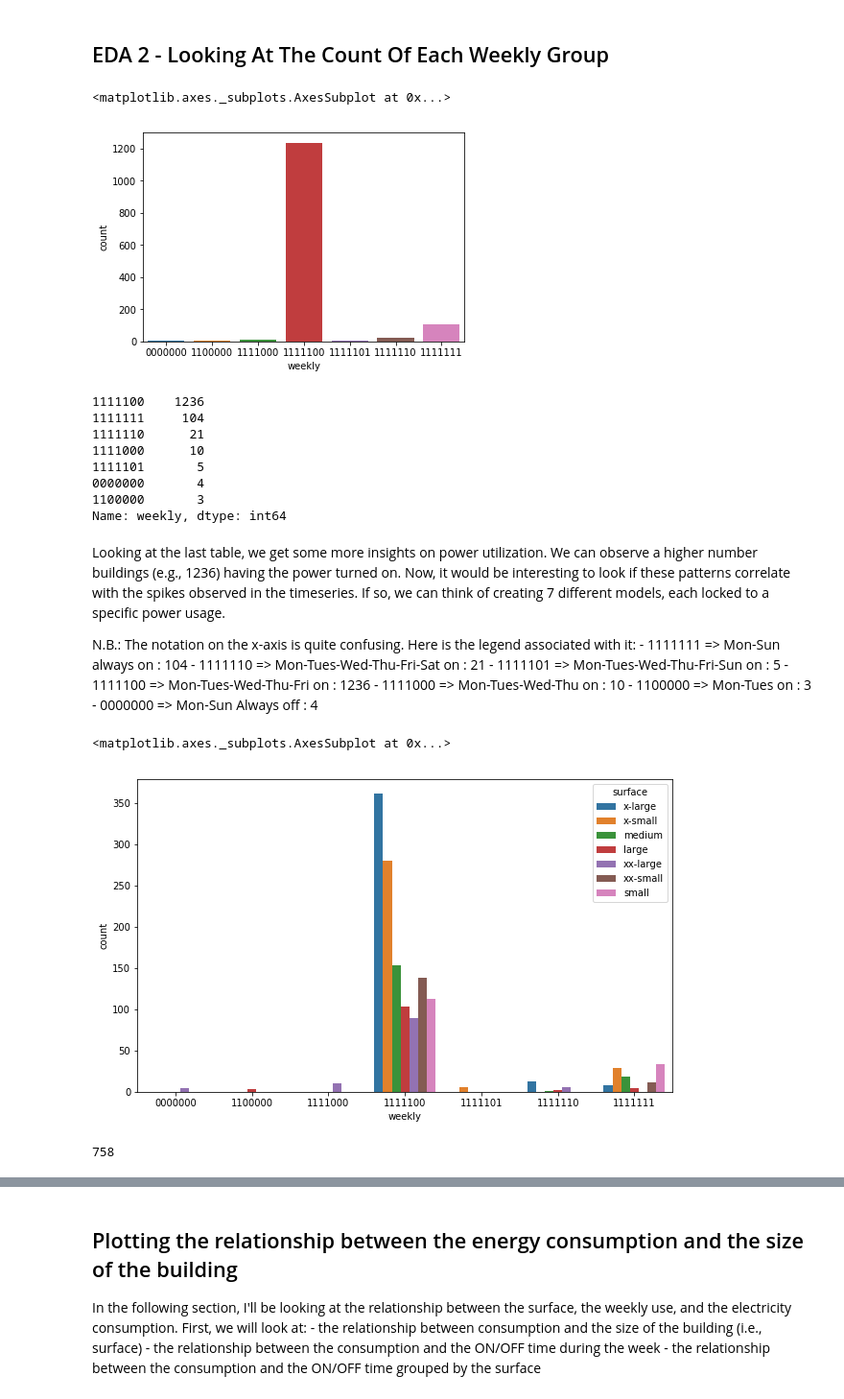
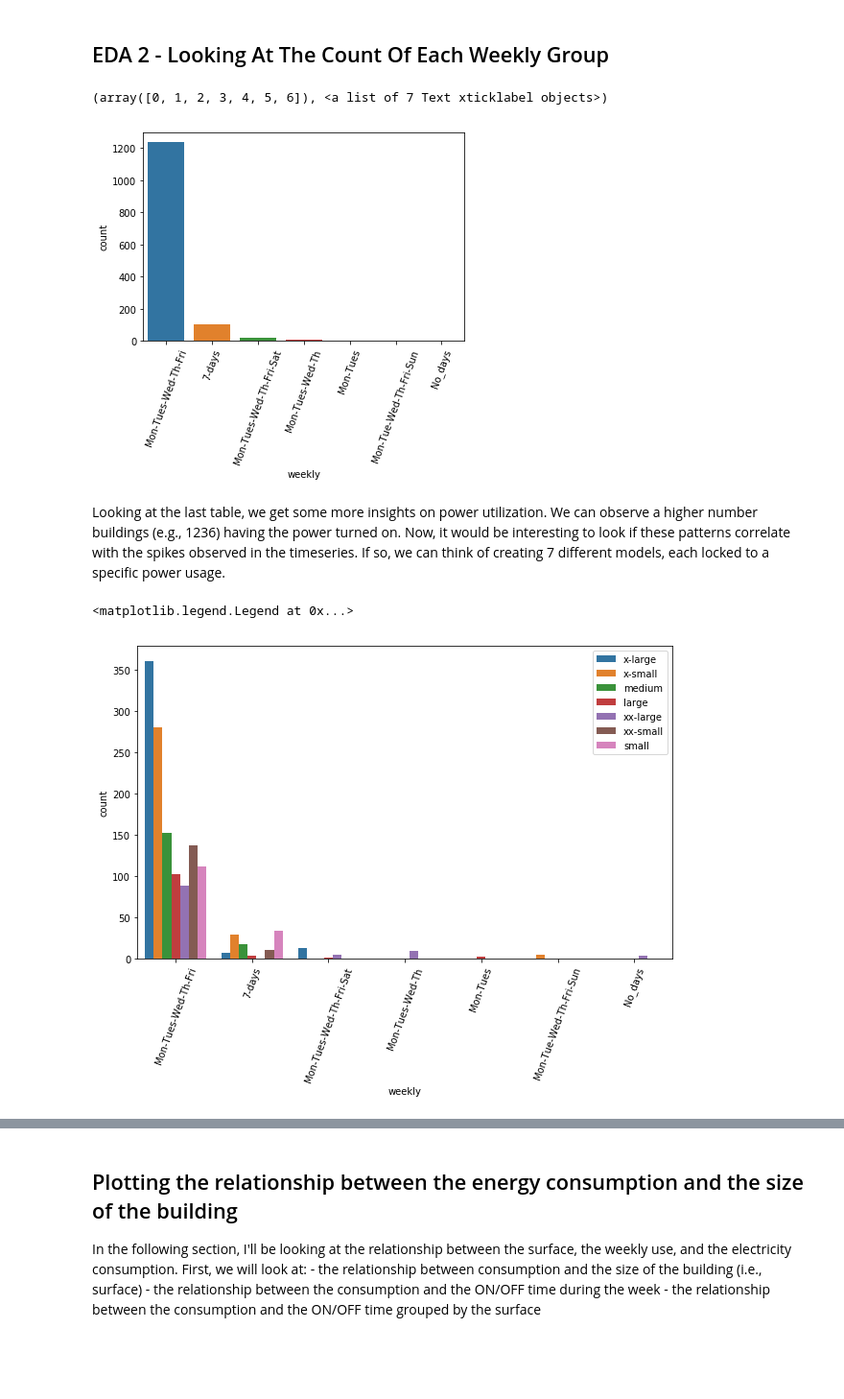
Before and after one commit to ChristopherCochet/Energy_Forecasting, a Jupyter notebook: notebooks/energy_EDA.ipynb, the cells around one changed output, grey strips where cells are left out. Shown at 96% size. Drawn from its saved outputs; the diff is of its cells as text; code cells hidden in the pictures; blank space fills up the shorter version.

```diff
--- a/notebooks/energy_EDA.ipynb
+++ b/notebooks/energy_EDA.ipynb
@@ -187,42 +103,34 @@ array(['1111100', '1111111', '1111110', '1111000', '1100000', '1111101',
+# %%
+meta["weekly"] = meta.monday_is_day_off.map(str) + meta.tuesday_is_day_off.map(str) + meta.wednesday_is_day_off.map(str) + meta.thursday_is_day_off.map(str) + meta.friday_is_day_off.map(str) + meta.saturday_is_day_off.map(str) + meta.sunday_is_day_off.map(str)
+
+meta["weekly"] = meta.weekly.map({"FalseFalseFalseFalseFalseTrueTrue": "Mon-Tues-Wed-Th-Fri",
+          "FalseFalseFalseFalseFalseFalseFalse": "7-days",
+          "FalseFalseFalseFalseFalseFalseTrue": "Mon-Tues-Wed-Th-Fri-Sat",
+          "FalseFalseFalseFalseTrueTrueTrue": "Mon-Tues-Wed-Th",
+          "FalseFalseTrueTrueTrueTrueTrue": "Mon-Tues",
+          "FalseFalseFalseFalseFalseTrueFalse": "Mon-Tue-Wed-Th-Fri-Sun",
+          "TrueTrueTrueTrueTrueTrueTrue": "No_days"})
+
+meta.head()
+meta.to_csv("new_meta.csv")
 # %% [markdown]
 ## EDA 2 - Looking At The Count Of Each Weekly Group
 # %%
 # Number of buildings in each weekly group
-sns.countplot(x="weekly", data=meta)
+sns.countplot(x="weekly", data=meta, )
+plt.xticks(rotation=70)
 # %% [output]
-<matplotlib.axes._subplots.AxesSubplot at 0x...>
+(array([0, 1, 2, 3, 4, 5, 6]), <a list of 7 Text xticklabel objects>)
-[figure, old version]
+[figure, new version]
-# %%
-meta["weekly"].value_counts()
-# %% [output]
-1111100    1236
-1111111     104
-1111110      21
-1111000      10
-1111101       5
-0000000       4
-1100000       3
-Name: weekly, dtype: int64
 # %% [markdown]
 Looking at the last table, we get some more insights on power utilization. We can observe a higher number
 buildings (e.g., 1236) having the power turned on. Now, it would be interesting to look if these patterns correlate with the spikes observed in the timeseries. If so, we can think of creating 7 different models, each locked to a specific power usage.
-
- N.B.: The notation on the x-axis is quite confusing. Here is the legend associated with it:
-    -  1111111 => Mon-Sun always on            :  104
-    -  1111110 => Mon-Tues-Wed-Thu-Fri-Sat on  :   21
-    -  1111101 => Mon-Tues-Wed-Thu-Fri-Sun on  :    5
-    -  1111100 => Mon-Tues-Wed-Thu-Fri on      : 1236
-    -  1111000 => Mon-Tues-Wed-Thu on          :   10
-    -  1100000 => Mon-Tues on                  :    3
-    -  0000000 => Mon-Sun Always off           :    4
 # %%
 # Number of buildings for each weekly group deparated by their surface
 plt.figure(figsize=(10,6))
 sns.countplot(x="weekly", data=meta, hue="surface")
+plt.xticks(rotation=70)
+plt.legend(loc = 'upper right')
 # %% [output]
-<matplotlib.axes._subplots.AxesSubplot at 0x...>
+<matplotlib.legend.Legend at 0x...>
-[figure, old version]
+[figure, new version]
-# %%
-len(energy["series_id"].unique())
-# %% [output]
-758
```
Also changed, not shown: parts of 31 cells of this notebook.
